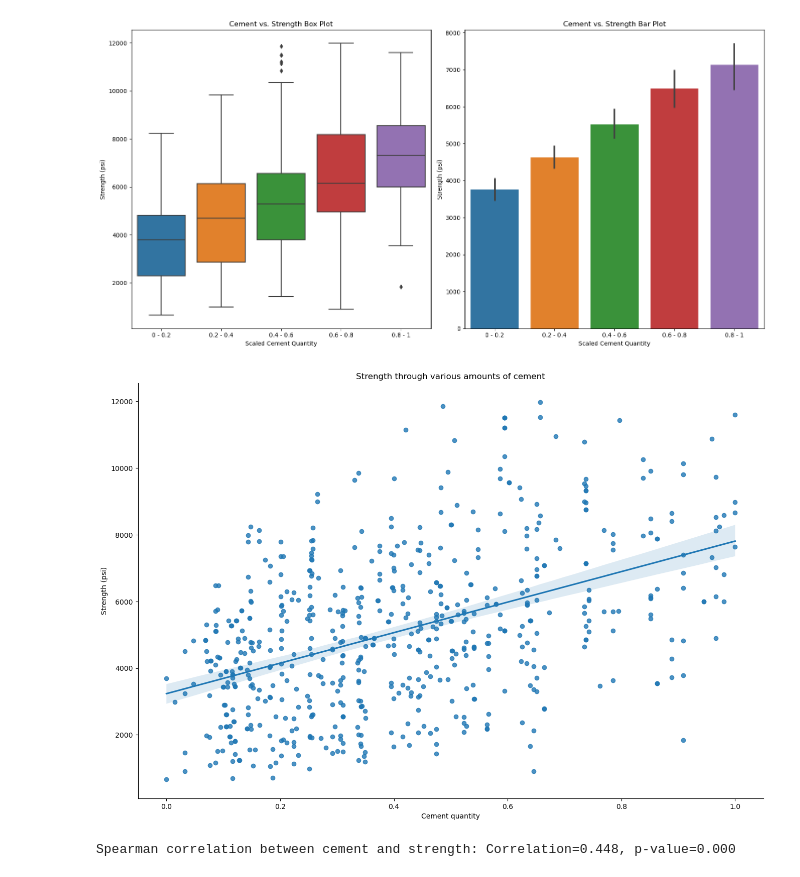
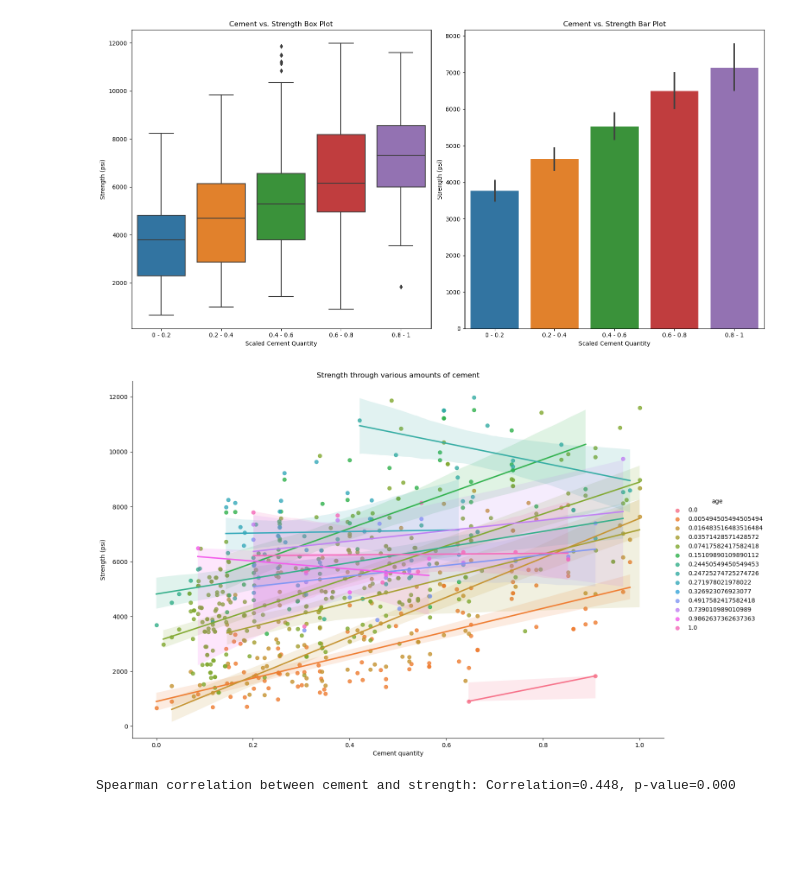
Before and after one commit to Segura-Jorge/concrete-project, a Jupyter notebook: concrete_strength.ipynb, the cells around one changed output. Saved outputs shown, nothing was run; the diff lists cells and outputs as text; code cells hidden in the pictures; blank space fills up the shorter version.

```diff
--- a/concrete_strength.ipynb
+++ b/concrete_strength.ipynb
@@ -278,13 +301,13 @@ e.plot_feature_bins(train_scaled, 'cement', 'strength', bins=5, bin_labels=['0 -
 [figure]
 # %%
 # plotting cement and strenght
-sns.lmplot(data=train_scaled, x='cement', y='strength', markers='o', height = 9, aspect = 1.5)
+sns.lmplot(data=train_scaled, x='cement', y='strength', hue= 'age', markers='o', height = 9, aspect = 1.5)
 plt.title('Strength through various amounts of cement')
 plt.ylabel('Strength (psi)')
 plt.xlabel('Cement quantity')
 plt.show()
 # %% [output]
-[figure, old version]
+[figure, new version]
 # %%
 # Spearman's correlation between 'cement' and 'strength'
 r, p = stats.spearmanr(train_scaled['cement'], train_scaled['strength'])
```
Also changed, not shown: parts of 3 cells of this notebook, 1 other file.
